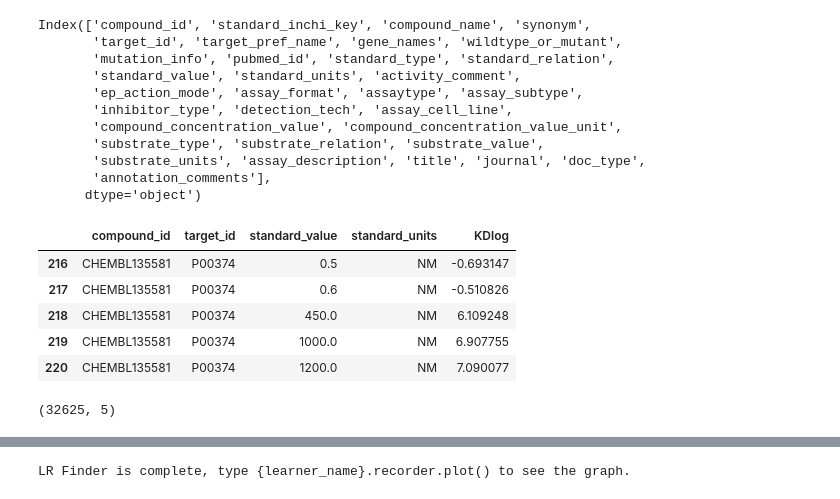
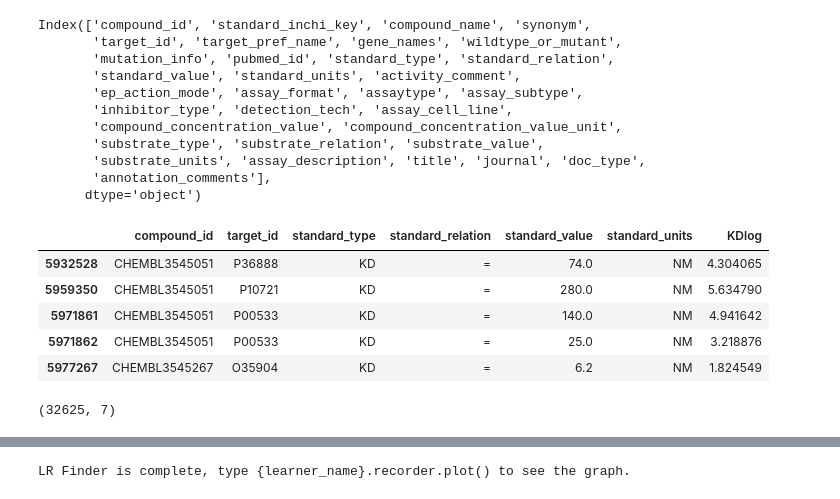
Before and after one commit to ohliumliu/fastai_v3, a Jupyter notebook: nbs/dl1/kinase/kinase.ipynb, the cells around one changed output, grey strips where cells are left out. Drawn from its saved outputs; the diff is of its cells as text; code cells hidden in the pictures.

```diff
--- a/nbs/dl1/kinase/kinase.ipynb
+++ b/nbs/dl1/kinase/kinase.ipynb
@@ -6,11 +6,11 @@ import matplotlib.pylab as plt
 from scipy import stats
 # %%
 def get_data(path, standard_type = 'KD', transformation = None):
-    df_all = pd.read_csv(path)
+    df_all = pd.read_csv(path, usecols=['compound_id', 'target_id',
+                                        'standard_type', 'standard_relation', 'standard_value', 'standard_units'])
     df_filtered = df_all[df_all.standard_value!=0].copy()
     df_filtered = df_filtered[(df_all.standard_type==standard_type) &
-                  (df_all.standard_relation=='=')][['compound_id', 'target_id',
-                                                    'standard_value', 'standard_units']].dropna().copy()
+                  (df_all.standard_relation=='=')].dropna().copy()
     df_filtered = df_filtered[~df_filtered.target_id.str.contains(',')]
     if transformation == None:
         target_name = standard_type
@@ -39,15 +55,15 @@ Index(['compound_id', 'standard_inchi_key', 'compound_name', 'synonym',
 # %%
 df_Kd, target_name = get_data(path, standard_type='KD', transformation=np.log)
 # %%
-df_Kd.head()
+df_Kd.tail()
 # %% [output]
-|  | compound_id | target_id | standard_value | standard_units | KDlog |
-| 216 | CHEMBL135581 | P00374 | 0.5 | NM | -0.693147 |
-| 217 | CHEMBL135581 | P00374 | 0.6 | NM | -0.510826 |
-| 218 | CHEMBL135581 | P00374 | 450.0 | NM | 6.109248 |
-| 219 | CHEMBL135581 | P00374 | 1000.0 | NM | 6.907755 |
-| 220 | CHEMBL135581 | P00374 | 1200.0 | NM | 7.090077 |
+|  | compound_id | target_id | standard_type | standard_relation | standard_value | standard_units | KDlog |
+| 5932528 | CHEMBL3545051 | P36888 | KD | = | 74.0 | NM | 4.304065 |
+| 5959350 | CHEMBL3545051 | P10721 | KD | = | 280.0 | NM | 5.634790 |
+| 5971861 | CHEMBL3545051 | P00533 | KD | = | 140.0 | NM | 4.941642 |
+| 5971862 | CHEMBL3545051 | P00533 | KD | = | 25.0 | NM | 3.218876 |
+| 5977267 | CHEMBL3545267 | O35904 | KD | = | 6.2 | NM | 1.824549 |
 # %%
 df_Kd.shape
 # %% [output]
-(32625, 5)
+(32625, 7)
```
Also changed, not shown: parts of 38 cells of this notebook.
